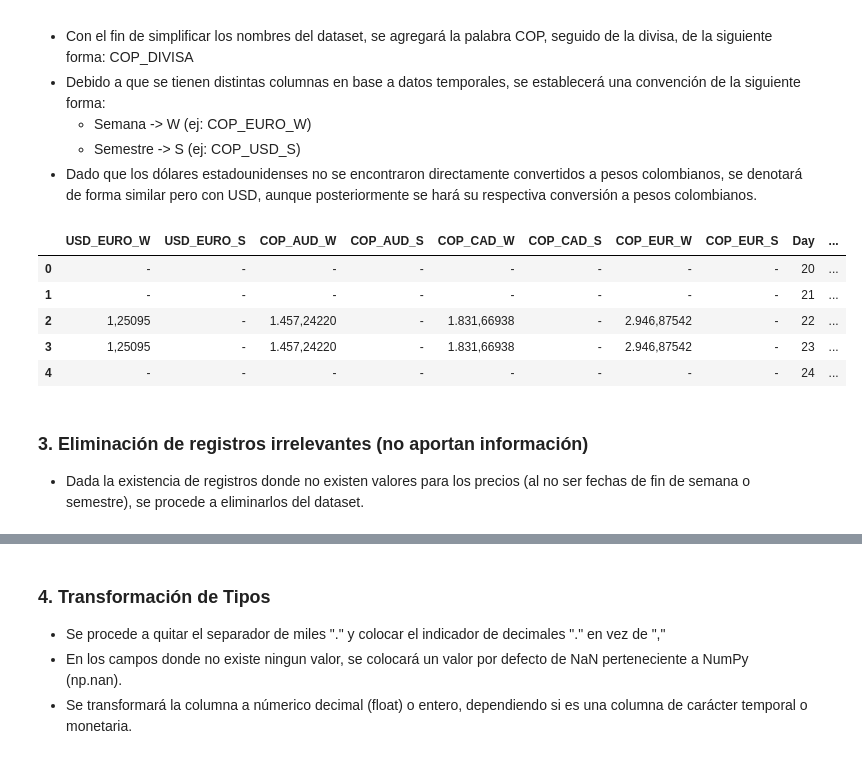
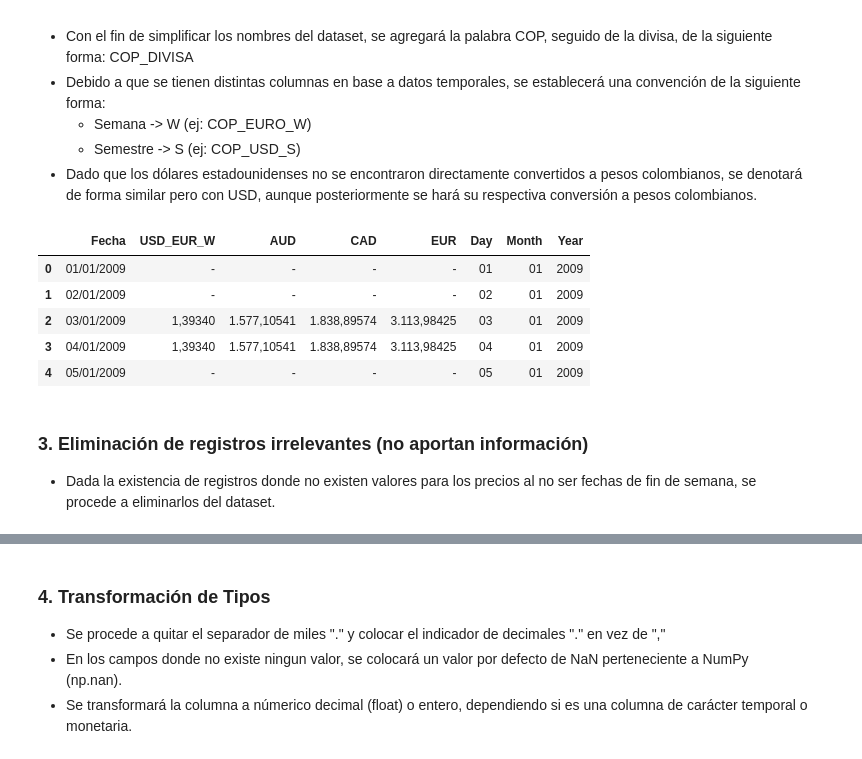
Before and after one commit to Joel-109/Procesos_Estocasticos, a Jupyter notebook: Taller_1/Taller_1.ipynb, the cells around one changed output, grey strips where cells are left out. Cells and saved outputs as stored; diff of their text form; code cells hidden in the pictures.

```diff
--- a/Taller_1/Taller_1.ipynb
+++ b/Taller_1/Taller_1.ipynb
@@ -15,7 +15,7 @@ import matplotlib.pyplot as plt
 
 ## 1.1 Carga de Base de Datos
 # %%
-df = pd.read_excel("Divisas_2008_2025.xlsx")
+df = pd.read_excel("Base_de_Datos_Divisas_Banco_de_la_Republica.xlsx")
 # %% [markdown]
 ## 1.2 Análisis Exploratorio
 - Este apartado busca examinar la estructura y composición de los datos, con el fin de ejecutar una serie de transformaciones que brinden estabilidad para el manejo y adaptación de los datos.
@@ -142,4 +136,6 @@ df['Fecha'].apply(divide_date)
 # Se unen el diccionario al dataset
 df = pd.concat([df, pd.DataFrame(date_dict)],axis=1)
 # Se borra la columna Fecha
-df = df.drop(columns=['Fecha'])
+#df = df.drop(columns=['Fecha'])
+
+df.head()
@@ -154,25 +157,21 @@ df = df.drop(columns=['Fecha'])
 - Dado que los dólares estadounidenses no se encontraron directamente convertidos a pesos colombianos, se denotará de forma similar pero con USD, aunque posteriormente se hará su respectiva conversión a pesos colombianos.
 # %%
 new_name_dict = {
-    "Euro - USD/EUR - Tasa media(Dato fin de semana)": "USD_EURO_W",
-    "Euro - USD/EUR - Tasa media(Dato fin de semestre)": "USD_EURO_S",
-    "Dólar australiano - COP/AUD - Tasa media(Dato fin de semana)":"COP_AUD_W",
-    "Dólar australiano - COP/AUD - Tasa media(Dato fin de semestre)":"COP_AUD_S",
-    "Dólar canadiense - COP/CAD - Tasa media(Dato fin de semana)":"COP_CAD_W",
-    "Dólar canadiense - COP/CAD - Tasa media(Dato fin de semestre)":"COP_CAD_S",
-    "Euro - COP/EUR - Tasa media(Dato fin de semana)":"COP_EUR_W",
-    "Euro - COP/EUR - Tasa media(Dato fin de semestre)":"COP_EUR_S"
+    "Euro - USD/EUR - Tasa media(Dato fin de semana)": "USD_EUR_W",
+    "Dólar australiano - COP/AUD - Tasa media(Dato fin de semana)":"AUD",
+    "Dólar canadiense - COP/CAD - Tasa media(Dato fin de semana)":"CAD",
+    "Euro - COP/EUR - Tasa media(Dato fin de semana)":"EUR",
 }
 # Se pasa el diccionario, donde la clave es el nombre antiguo y el valor el nuevo nombre
 df = df.rename(new_name_dict,axis=1)
 df.head()
 # %% [output]
-|  | USD_EURO_W | USD_EURO_S | COP_AUD_W | COP_AUD_S | COP_CAD_W | COP_CAD_S | COP_EUR_W | COP_EUR_S | Day | ... |
-| 0 | - | - | - | - | - | - | - | - | 20 | ... |
-| 1 | - | - | - | - | - | - | - | - | 21 | ... |
-| 2 | 1,25095 | - | 1.457,24220 | - | 1.831,66938 | - | 2.946,87542 | - | 22 | ... |
-| 3 | 1,25095 | - | 1.457,24220 | - | 1.831,66938 | - | 2.946,87542 | - | 23 | ... |
-| 4 | - | - | - | - | - | - | - | - | 24 | ... |
+|  | Fecha | USD_EUR_W | AUD | CAD | EUR | Day | Month | Year |
+| 0 | 01/01/2009 | - | - | - | - | 01 | 01 | 2009 |
+| 1 | 02/01/2009 | - | - | - | - | 02 | 01 | 2009 |
+| 2 | 03/01/2009 | 1,39340 | 1.577,10541 | 1.838,89574 | 3.113,98425 | 03 | 01 | 2009 |
+| 3 | 04/01/2009 | 1,39340 | 1.577,10541 | 1.838,89574 | 3.113,98425 | 04 | 01 | 2009 |
+| 4 | 05/01/2009 | - | - | - | - | 05 | 01 | 2009 |
 # %% [markdown]
 ### **3. Eliminación de registros irrelevantes (no aportan información)**
-- Dada la existencia de registros donde no existen valores para los precios (al no ser fechas de fin de semana o semestre), se procede a eliminarlos del dataset.
+- Dada la existencia de registros donde no existen valores para los precios al no ser fechas de fin de semana, se procede a eliminarlos del dataset.
```
Also changed, not shown: parts of 23 cells of this notebook, 4 other files.
